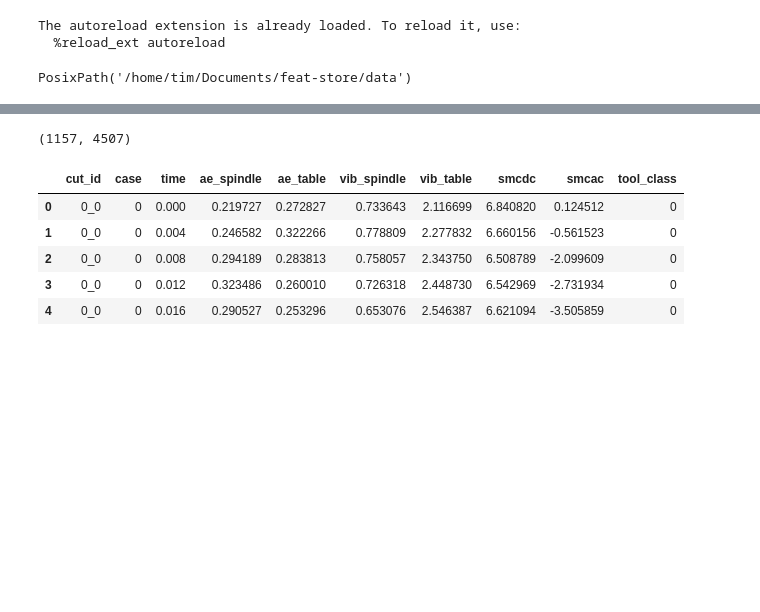
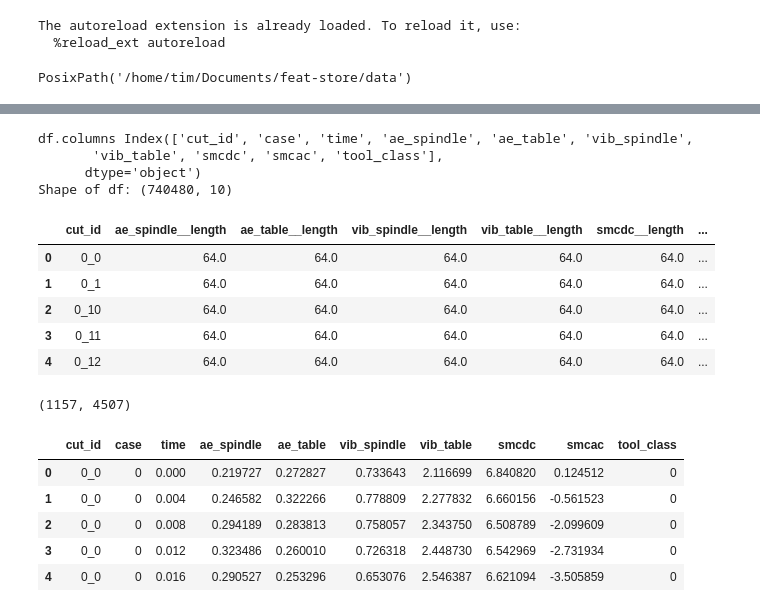
Before and after one commit to tvhahn/tspipe, a Jupyter notebook: notebooks/scratch/check_build_features.ipynb, the cells around one changed output, grey strips where cells are left out. Cells and saved outputs as stored; diff of their text form; code cells hidden in the pictures; blank space fills up the shorter version.

```diff
--- a/notebooks/scratch/check_build_features.ipynb
+++ b/notebooks/scratch/check_build_features.ipynb
@@ -50,3 +93,41 @@ df_feat.merge(df_raw_labels, on='cut_id', how='left')
+# %%
+fc_parameters = {
+    "length": None,
+    # "kurtosis": None,
+}
+
+folder_raw_data_milling = path_data_folder / "raw/milling"
+folder_interim_data_milling = path_data_folder / "interim/milling"
+folder_processed_data_milling = path_data_folder / "processed/milling"
+
+# if interim & processed folders don't exist, create them
+Path(folder_interim_data_milling).mkdir(parents=True, exist_ok=True)
+Path(folder_processed_data_milling).mkdir(parents=True, exist_ok=True)
+
+# read in raw milling data to a pandas dataframe
+df = pd.read_csv(folder_raw_data_milling / "milling.csv.gz", compression='gzip',)
+print("df.columns", df.columns)
+
+print("Shape of df:", df.shape)
+
+# for testing purposes only include some cuts
+# df = df[df["cut_id"].isin(['0_0', '0_1', '0_2'])]
+
+df_feat = milling_features(df, 1, 0, feature_dictionary=fc_parameters)
+# %% [output]
+df.columns Index(['cut_id', 'case', 'time', 'ae_spindle', 'ae_table', 'vib_spindle',
+       'vib_table', 'smcdc', 'smcac', 'tool_class'],
+      dtype='object')
+Shape of df: (740480, 10)
+# %%
+df_feat.head()
+# %% [output]
+|  | cut_id | ae_spindle__length | ae_table__length | vib_spindle__length | vib_table__length | smcdc__length | ... |
+| 0 | 0_0 | 64.0 | 64.0 | 64.0 | 64.0 | 64.0 | ... |
+| 1 | 0_1 | 64.0 | 64.0 | 64.0 | 64.0 | 64.0 | ... |
+| 2 | 0_10 | 64.0 | 64.0 | 64.0 | 64.0 | 64.0 | ... |
+| 3 | 0_11 | 64.0 | 64.0 | 64.0 | 64.0 | 64.0 | ... |
+| 4 | 0_12 | 64.0 | 64.0 | 64.0 | 64.0 | 64.0 | ... |
 # %%
 df = pd.read_csv(folder_interim_data_milling / "milling_0.csv")
 print(df.shape)
```
Also changed, not shown: parts of 5 cells of this notebook, 1 other file.
